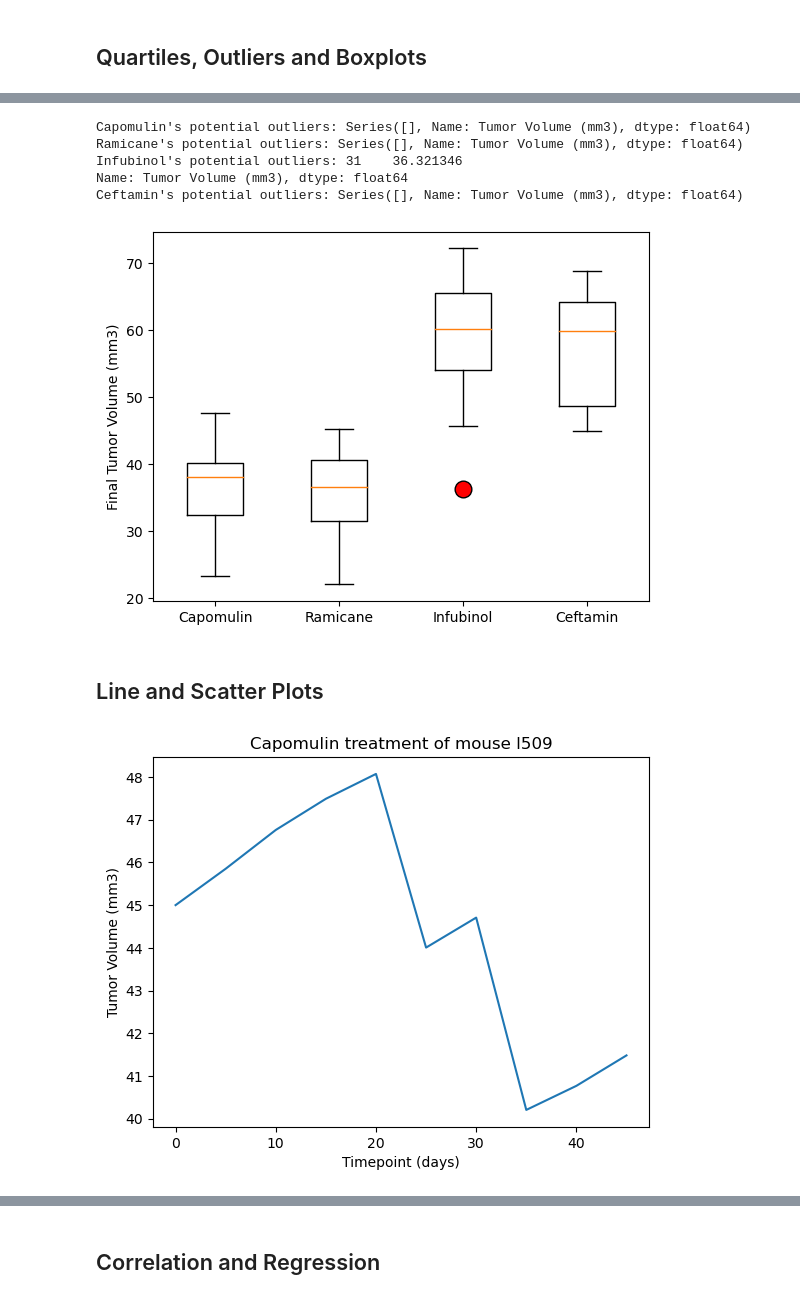
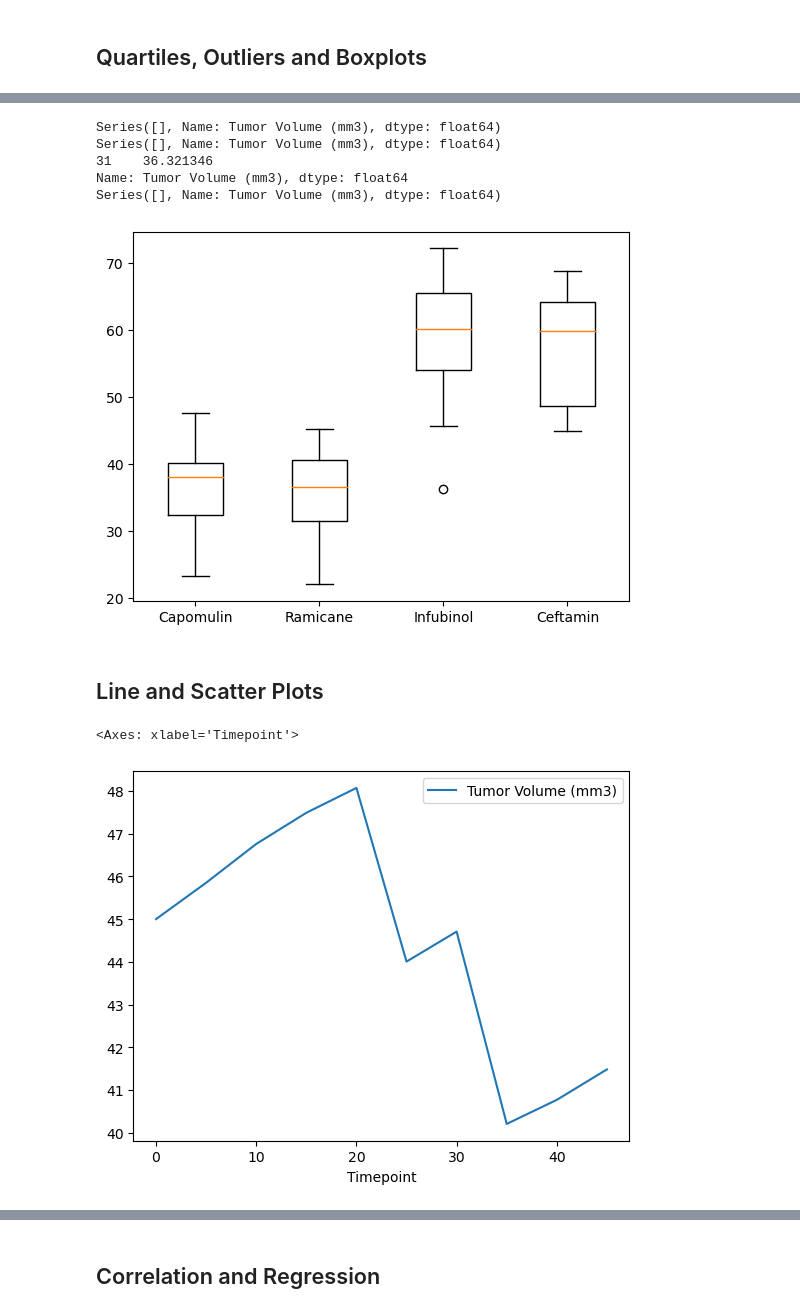
Before and after one commit to Andreanimako/Data-visuallisation-challenge, a Jupyter notebook: pymaceuticals_starter.ipynb, the cells around one changed output, grey strips where cells are left out. Saved outputs shown, nothing was run; the diff lists cells and outputs as text; code cells hidden in the pictures.

```diff
--- a/pymaceuticals_starter.ipynb
+++ b/pymaceuticals_starter.ipynb
@@ -194,35 +212,55 @@ cleaned_study["Sex"].value_counts().plot(kind="pie",autopct="%1.1f%%")
 # %%
 # Put treatments into a list for for loop (and later for plot labels)
-
+treatments=["Capomulin", "Ramicane", "Infubinol","Ceftamin"]
 
 # Create empty list to fill with tumor vol data (for plotting)
+tumor_vol={"Capomulin":[],"Ramicane":[], "Infubinol":[],"Ceftamin":[]}
 
 
 # Calculate the IQR and quantitatively determine if there are any potential outliers.
 
-
     # Locate the rows which contain mice on each drug and get the tumor volumes
-
-
-    # add subset
-
+for name in treatments:
+    specific_drug = max_volume.loc[max_volume["Drug Regimen"]==name,"Tumor Volume (mm3)"]
+    tumor_vol[name]=specific_drug
 
     # Determine outliers using upper and lower bounds
+    quantiles= specific_drug.quantile([0.25,0.5,0.75])
+    upperq= quantiles[0.75]
+    lowerq = quantiles[0.25]
+    IQR= upperq- lowerq
+
+    upperbound= upperq + (1.5*IQR)
+    lowerbound= lowerq - (1.5*IQR)
+    outliers= specific_drug.loc[(specific_drug < lowerbound)|(specific_drug > upperbound)]
+    print(outliers)
 # %% [output]
-Capomulin's potential outliers: Series([], Name: Tumor Volume (mm3), dtype: float64)
-Ramicane's potential outliers: Series([], Name: Tumor Volume (mm3), dtype: float64)
-Infubinol's potential outliers: 31    36.321346
+Series([], Name: Tumor Volume (mm3), dtype: float64)
+Series([], Name: Tumor Volume (mm3), dtype: float64)
+31    36.321346
 Name: Tumor Volume (mm3), dtype: float64
-Ceftamin's potential outliers: Series([], Name: Tumor Volume (mm3), dtype: float64)
+Series([], Name: Tumor Volume (mm3), dtype: float64)
 # %%
 # Generate a box plot that shows the distrubution of the tumor volume for each treatment group.
+data= [values for values in tumor_vol.values()]
+fig1, ax1 = plt.subplots()
+#ax1.set_title()
+#ax1.set_ylabel()
+ax1.boxplot(data)
+ax1.set_xticklabels(tumor_vol.keys())
+plt.show()
 # %% [output]
-[figure, old version]
+[figure, new version]
 # %% [markdown]
 ## Line and Scatter Plots
 # %%
 # Generate a line plot of tumor volume vs. time point for a single mouse treated with Capomulin
+mouse= cleaned_study.loc[cleaned_study["Mouse ID"]=="l509"]
+mouse_data=pd.DataFrame(mouse[["Tumor Volume (mm3)","Timepoint"]])
+mouse_data = mouse_data.set_index("Timepoint")
+mouse_data.plot()
 # %% [output]
+<Axes: xlabel='Timepoint'>
-[figure, old version]
+[figure, new version]
 # %%
 # Generate a scatter plot of mouse weight vs. the average observed tumor volume for the entire Capomulin regimen
```
Also changed, not shown: parts of 2 cells of this notebook.
